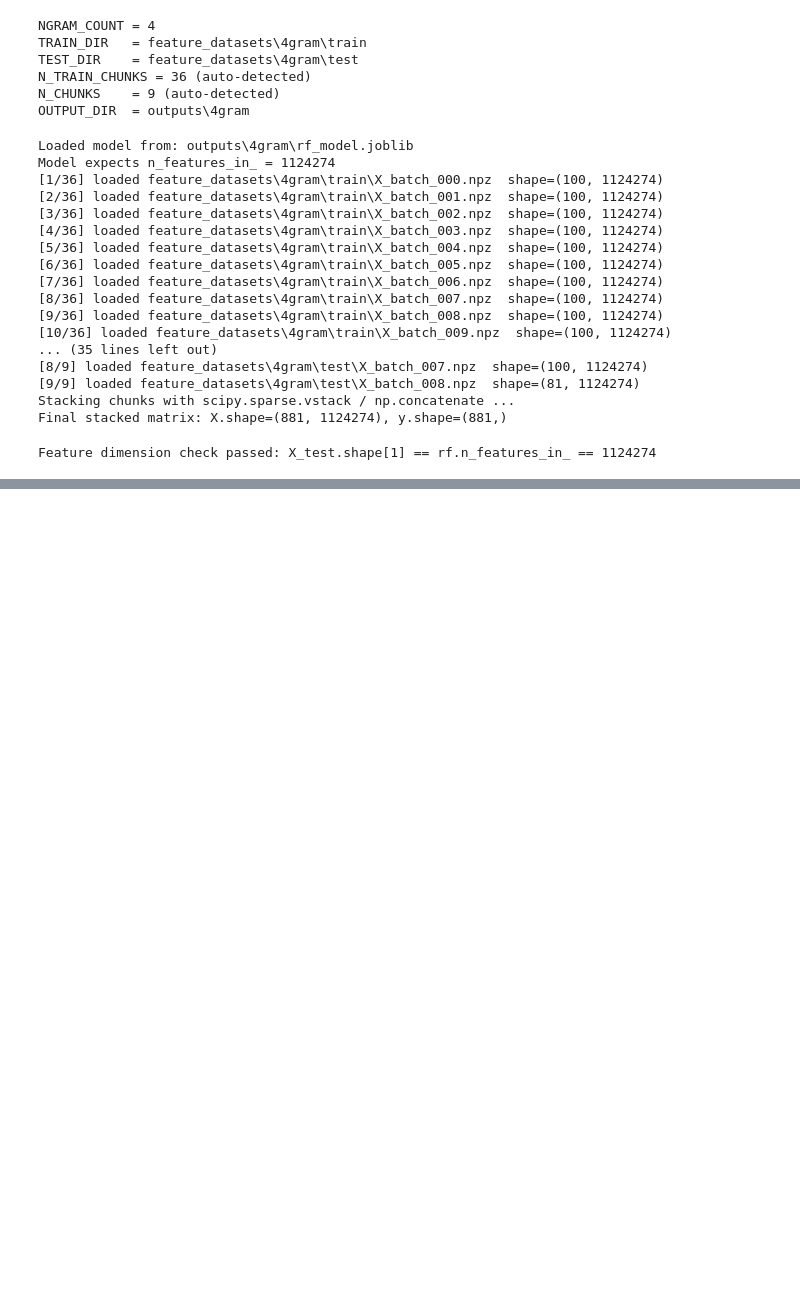
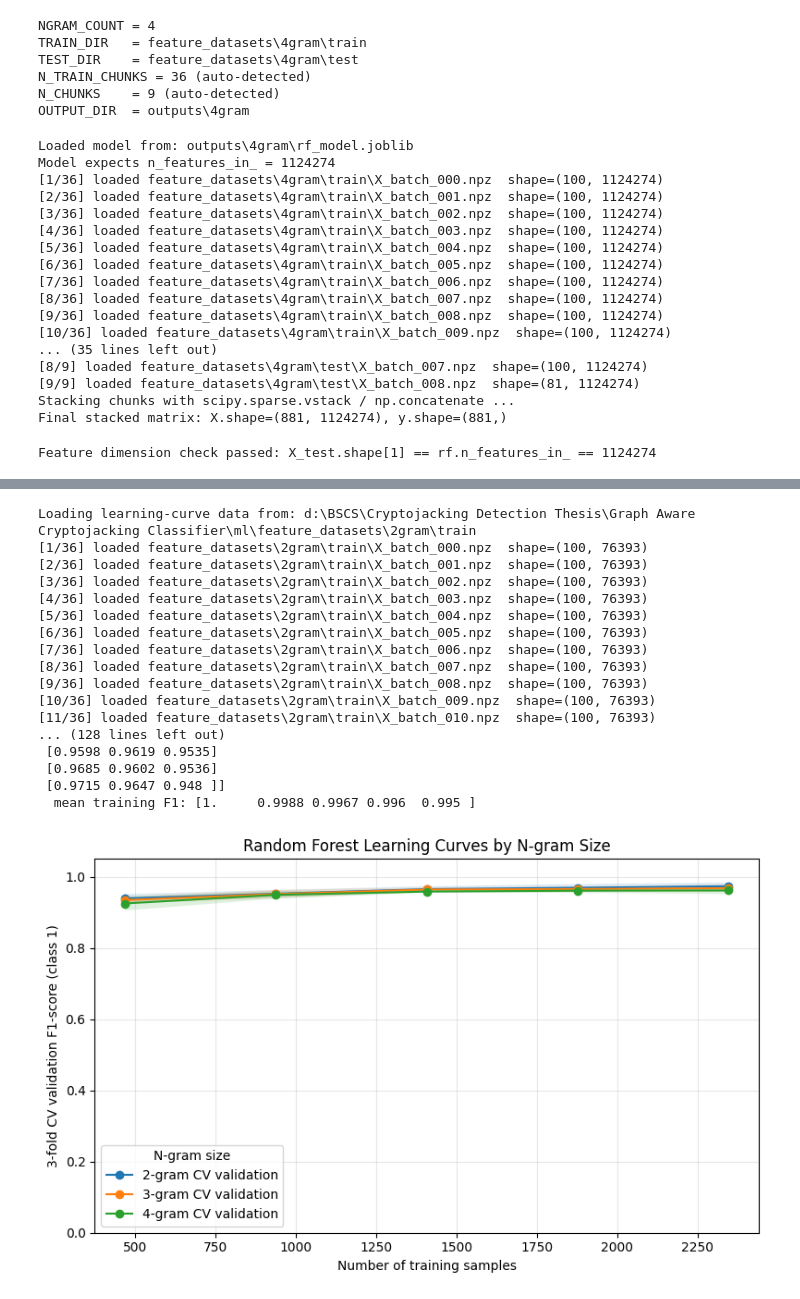
Before and after one commit to kujorichard/Graph-Aware-Cryptojacking-Classifier, a Jupyter notebook: ml/TestRandomForest.ipynb, the cells around one changed output, grey strips where cells are left out. Cells and saved outputs as stored; diff of their text form; code cells hidden in the pictures; blank space fills up the shorter version.

```diff
--- a/ml/TestRandomForest.ipynb
+++ b/ml/TestRandomForest.ipynb
@@ -354,0 +452,78 @@ Metrics saved to: outputs\4gram\metrics.json
+# %%
+from sklearn.model_selection import learning_curve
+
+ngram_counts = (2, 3, 4)
+train_sizes = np.linspace(0.2, 1.0, 5)
+learning_curve_cv = StratifiedKFold(n_splits=3, shuffle=False)
+
+fig, ax = plt.subplots(figsize=(8, 5))
+
+for ngram in ngram_counts:
+    train_dir = os.path.join("feature_datasets", f"{ngram}gram", "train")
+    output_dir = os.path.join("outputs", f"{ngram}gram")
+    model_path = os.path.join(output_dir, "rf_model.joblib")
+    n_chunks = len(glob.glob(os.path.join(train_dir, "X_batch_*.npz")))
+
+    if n_chunks == 0:
+        raise FileNotFoundError(f"No training feature chunks found in {train_dir}")
+    if not os.path.exists(model_path):
+        raise FileNotFoundError(f"Model not found: {model_path}")
+
+    print(f"Loading learning-curve data from: {os.path.abspath(train_dir)}")
+    X_curve, y_curve = load_chunks(train_dir, n_chunks)
+    model_curve = joblib.load(model_path)
+
+    sizes, train_scores, validation_scores = learning_curve(
+        model_curve,
+        X_curve,
+        y_curve,
+        train_sizes=train_sizes,
+        cv=learning_curve_cv,
+        scoring="f1",
+        n_jobs=1,
+    )
+
+    mean_f1 = validation_scores.mean(axis=1)
+    std_f1 = validation_scores.std(axis=1)
+    mean_train_f1 = train_scores.mean(axis=1)
+    label_values, label_counts = np.unique(y_curve, return_counts=True)
+    label_distribution = dict(zip(label_values.tolist(), label_counts.tolist()))
+    print(f"{ngram}-gram training data: {X_curve.shape}; labels: {label_distribution}")
+    print(f"  training sizes: {sizes}")
+    print(f"  CV validation F1 by size/fold:\n{np.round(validation_scores, 4)}")
+    print(f"  mean training F1: {np.round(mean_train_f1, 4)}")
+    ax.plot(sizes, mean_f1, marker="o", label=f"{ngram}-gram CV validation")
+    ax.fill_between(sizes, mean_f1 - std_f1, mean_f1 + std_f1, alpha=0.15)
+
+    del X_curve, y_curve, model_curve
+    gc.collect()
+
+ax.set(
+    xlabel="Number of training samples",
+    ylabel="3-fold CV validation F1-score (class 1)",
+    title="Random Forest Learning Curves by N-gram Size",
+    ylim=(0, 1.05),
+)
+ax.grid(True, alpha=0.3)
+ax.legend(title="N-gram size")
+fig.tight_layout()
+plt.show()
+# %% [output]
+Loading learning-curve data from: d:\BSCS\Cryptojacking Detection Thesis\Graph Aware Cryptojacking Classifier\ml\feature_datasets\2gram\train
+[1/36] loaded feature_datasets\2gram\train\X_batch_000.npz  shape=(100, 76393)
+[2/36] loaded feature_datasets\2gram\train\X_batch_001.npz  shape=(100, 76393)
+[3/36] loaded feature_datasets\2gram\train\X_batch_002.npz  shape=(100, 76393)
+[4/36] loaded feature_datasets\2gram\train\X_batch_003.npz  shape=(100, 76393)
+[5/36] loaded feature_datasets\2gram\train\X_batch_004.npz  shape=(100, 76393)
+[6/36] loaded feature_datasets\2gram\train\X_batch_005.npz  shape=(100, 76393)
+[7/36] loaded feature_datasets\2gram\train\X_batch_006.npz  shape=(100, 76393)
+[8/36] loaded feature_datasets\2gram\train\X_batch_007.npz  shape=(100, 76393)
+[9/36] loaded feature_datasets\2gram\train\X_batch_008.npz  shape=(100, 76393)
+[10/36] loaded feature_datasets\2gram\train\X_batch_009.npz  shape=(100, 76393)
+[11/36] loaded feature_datasets\2gram\train\X_batch_010.npz  shape=(100, 76393)
+... (128 lines left out)
+ [0.9598 0.9619 0.9535]
+ [0.9685 0.9602 0.9536]
+ [0.9715 0.9647 0.948 ]]
+  mean training F1: [1.     0.9988 0.9967 0.996  0.995 ]
+[figure, added]
```
Also changed, not shown: parts of 4 cells of this notebook, 5 other files.
